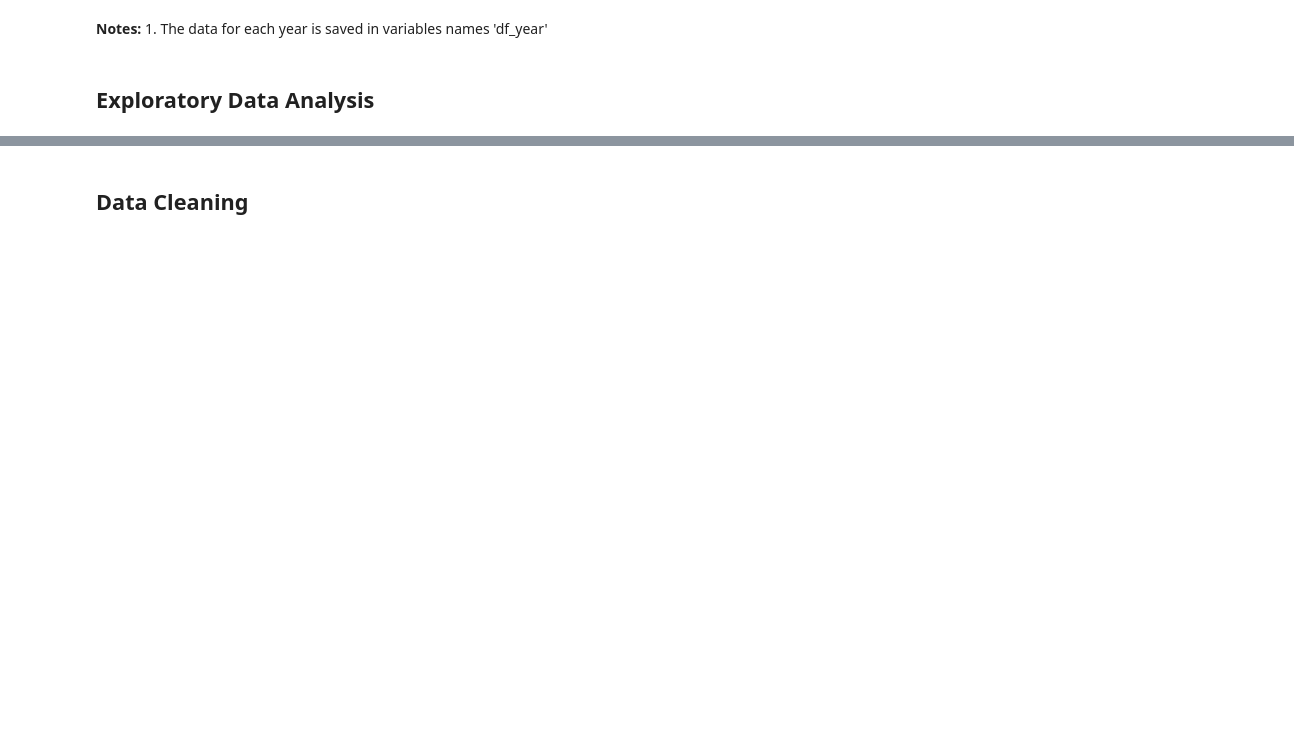
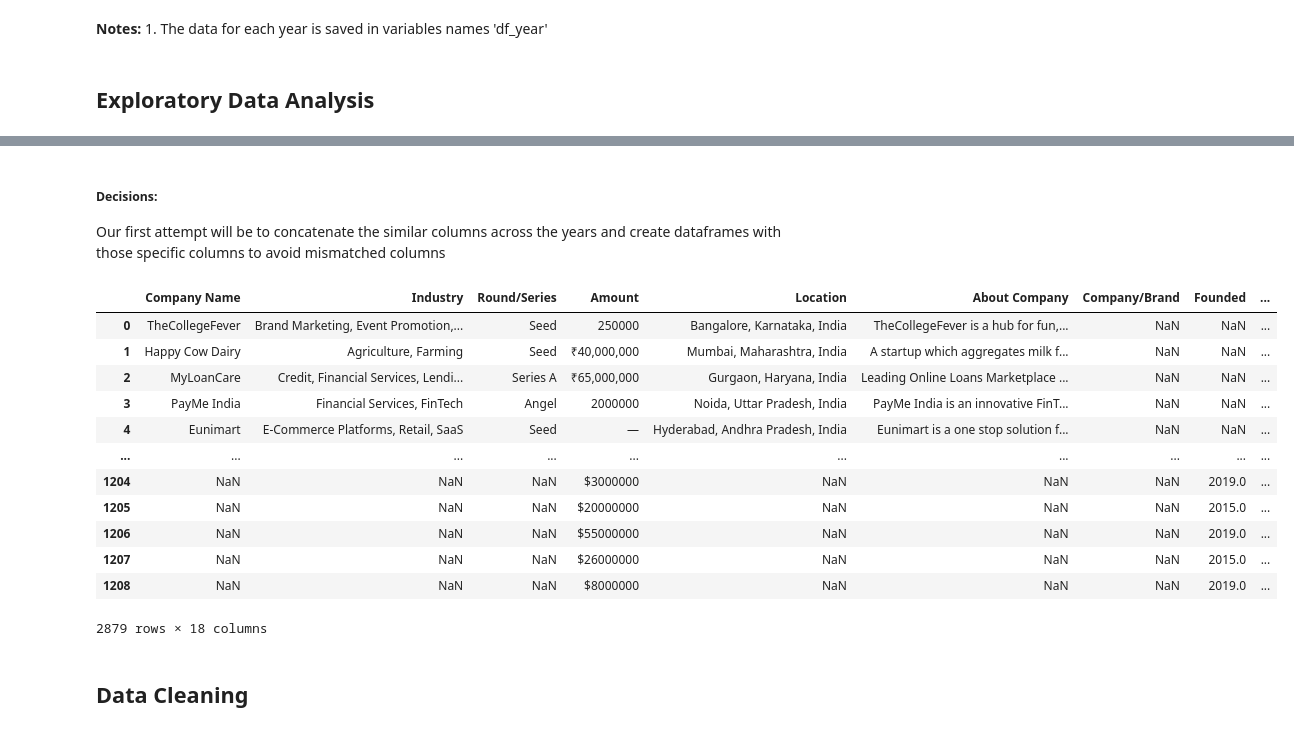
Before and after one commit to Rama-Mwenda/Indian_Ecosystem_Analysis, a Jupyter notebook: Analysis_Notebook.ipynb, the cells around one changed output, grey strips where cells are left out. Drawn from its saved outputs; the diff is of its cells as text; code cells hidden in the pictures; blank space fills up the shorter version.

```diff
--- a/Analysis_Notebook.ipynb
+++ b/Analysis_Notebook.ipynb
@@ -125,2 +238,22 @@ df_2021.head()
+# %% [markdown]
+##### **Decisions:** #####
+Our first attempt will be to concatenate the similar columns across the years and create dataframes with those specific columns to avoid mismatched columns
+# %%
+common_cols_all = ['Company', 'Stage','Series','Sector', 'Industry', 'Location', 'HeadQuarter', 'About', 'What_it_does', 'Amount']
+dfs = [df_2018,df_2019,df_2020,df_2021]
+# %% [output]
+|  | Company Name | Industry | Round/Series | Amount | Location | About Company | Company/Brand | Founded | ... |
+| 0 | TheCollegeFever | Brand Marketing, Event Promotion,... | Seed | 250000 | Bangalore, Karnataka, India | TheCollegeFever is a hub for fun,... | NaN | NaN | ... |
+| 1 | Happy Cow Dairy | Agriculture, Farming | Seed | ₹40,000,000 | Mumbai, Maharashtra, India | A startup which aggregates milk f... | NaN | NaN | ... |
+| 2 | MyLoanCare | Credit, Financial Services, Lendi... | Series A | ₹65,000,000 | Gurgaon, Haryana, India | Leading Online Loans Marketplace ... | NaN | NaN | ... |
+| 3 | PayMe India | Financial Services, FinTech | Angel | 2000000 | Noida, Uttar Pradesh, India | PayMe India is an innovative FinT... | NaN | NaN | ... |
+| 4 | Eunimart | E-Commerce Platforms, Retail, SaaS | Seed | — | Hyderabad, Andhra Pradesh, India | Eunimart is a one stop solution f... | NaN | NaN | ... |
+| ... | ... | ... | ... | ... | ... | ... | ... | ... | ... |
+| 1204 | NaN | NaN | NaN | $3000000 | NaN | NaN | NaN | 2019.0 | ... |
+| 1205 | NaN | NaN | NaN | $20000000 | NaN | NaN | NaN | 2015.0 | ... |
+| 1206 | NaN | NaN | NaN | $55000000 | NaN | NaN | NaN | 2019.0 | ... |
+| 1207 | NaN | NaN | NaN | $26000000 | NaN | NaN | NaN | 2015.0 | ... |
+| 1208 | NaN | NaN | NaN | $8000000 | NaN | NaN | NaN | 2019.0 | ... |
+2879 rows × 18 columns
 # %% [markdown]
 ## Data Cleaning
```
Also changed, not shown: parts of 12 cells of this notebook.
